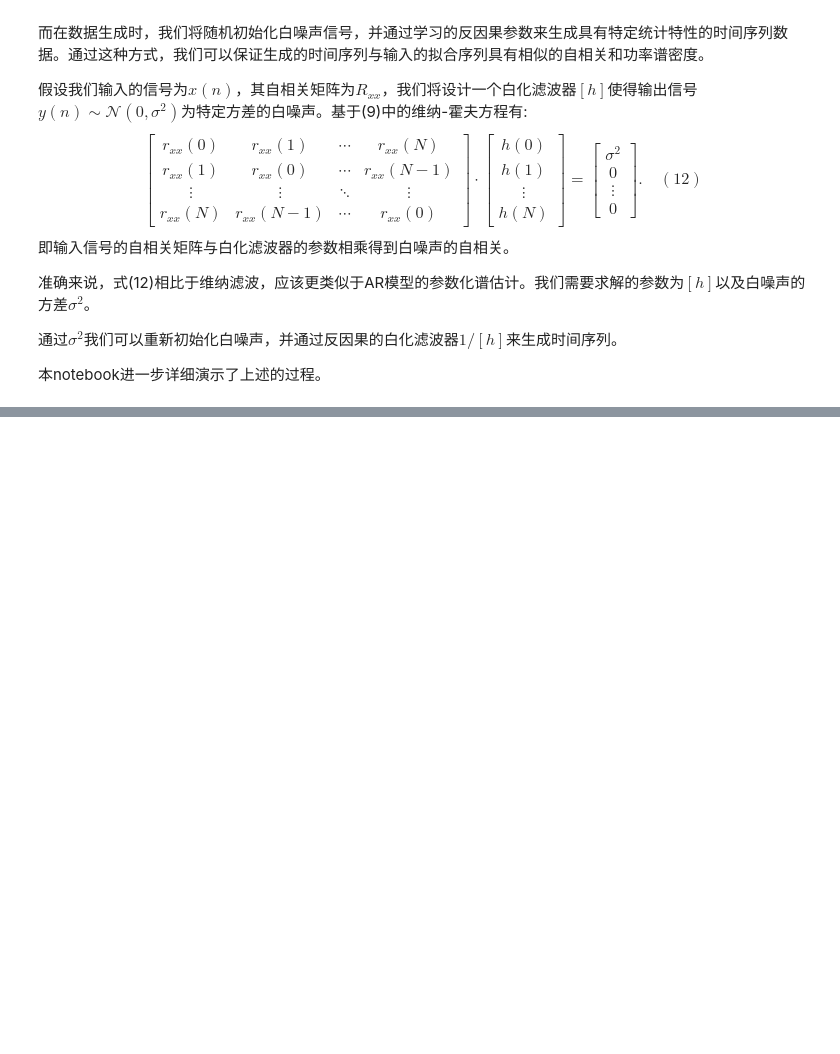
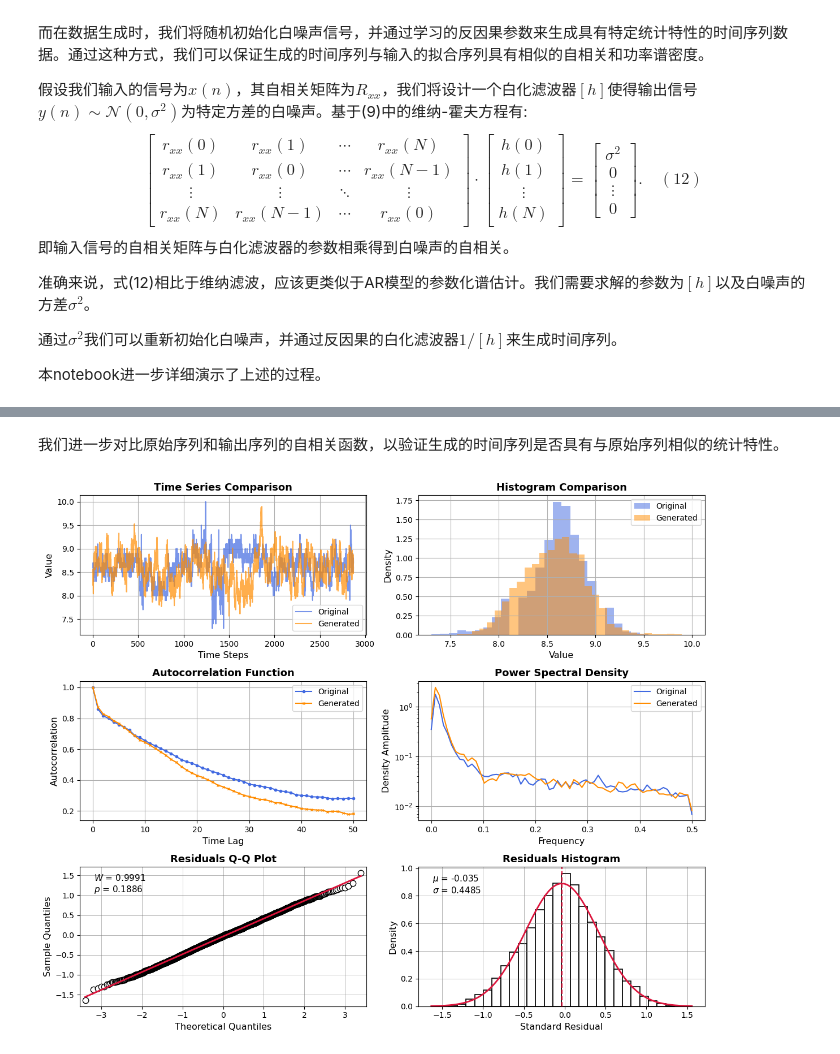
Before and after one commit to wwhenxuan/S2Generator, a Jupyter notebook: examples/20-wiener_filter_simulator.ipynb, the cells around one changed output, grey strips where cells are left out. Cells and saved outputs as stored; diff of their text form; code cells hidden in the pictures; blank space fills up the shorter version.

```diff
--- a/examples/20-wiener_filter_simulator.ipynb
+++ b/examples/20-wiener_filter_simulator.ipynb
@@ -92,0 +226,6 @@ from s2generator.utils import yule_walker, plot_simulator_statistics
+# %% [markdown]
+我们进一步对比原始序列和输出序列的自相关函数，以验证生成的时间序列是否具有与原始序列相似的统计特性。
+# %%
+fig = plot_simulator_statistics(time_series, generated_series, residuals=generated_series - time_series)
+# %% [output]
+[figure, added]
```
Also changed, not shown: parts of 15 cells of this notebook.
